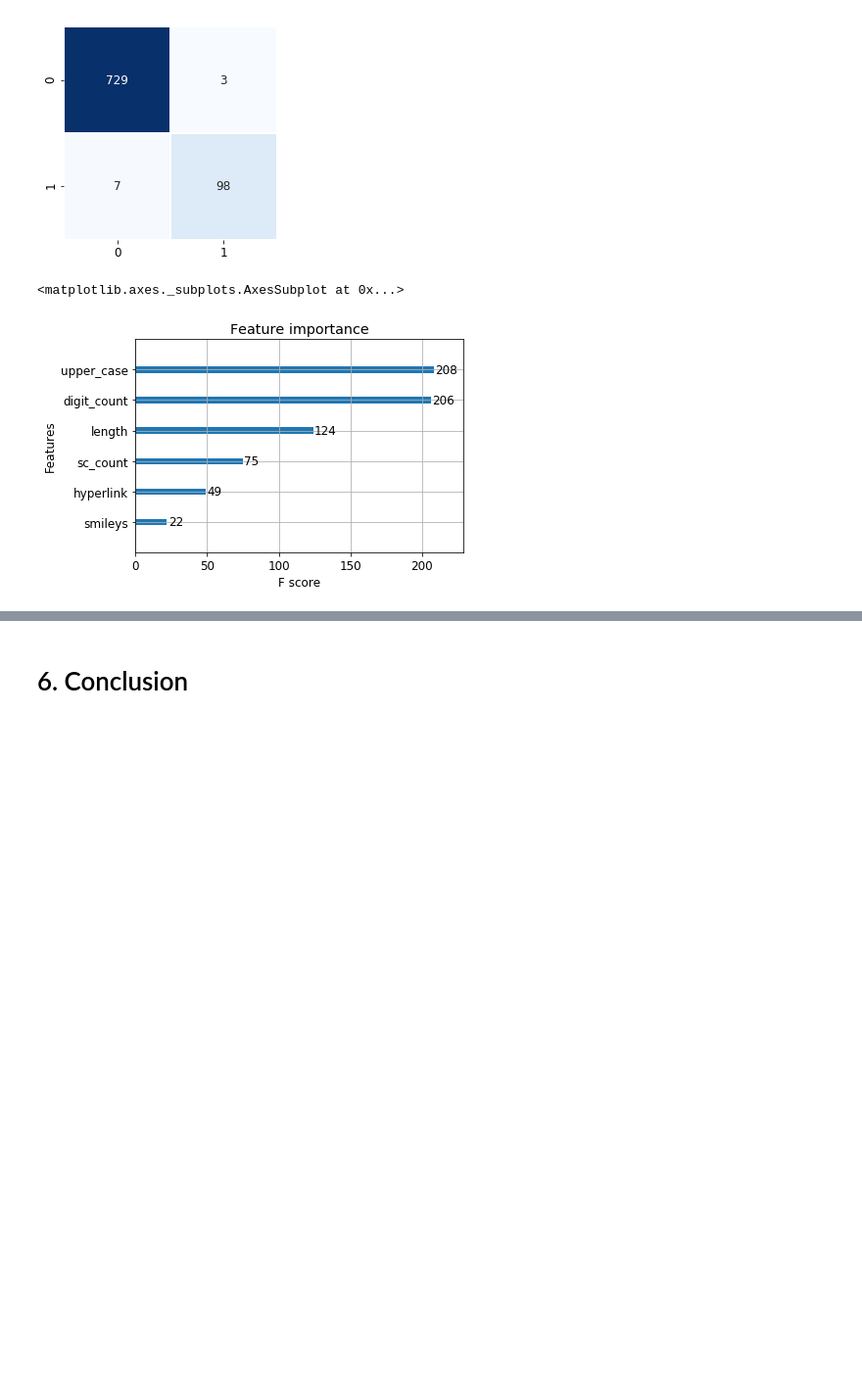
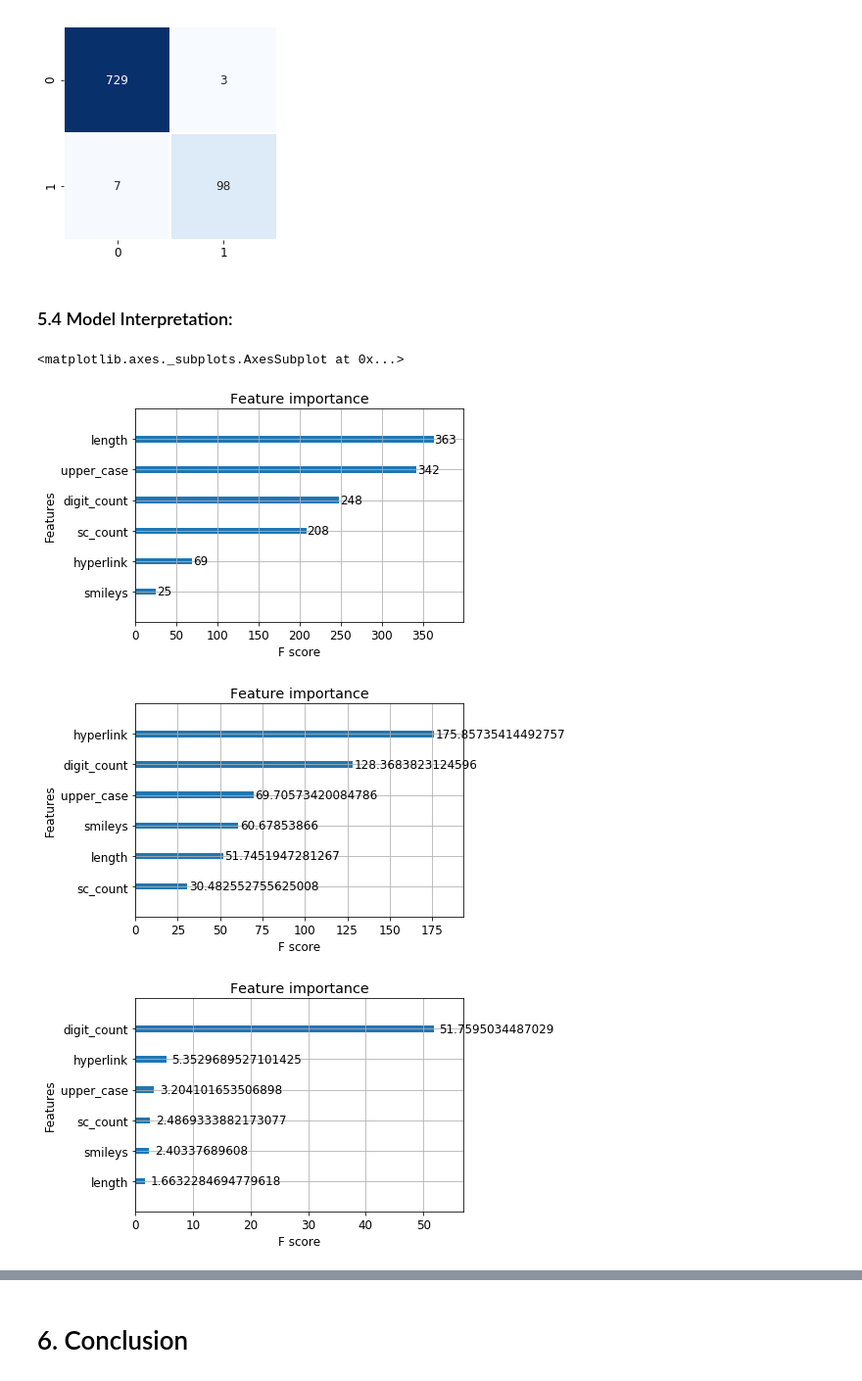
Before and after one commit to rickschneider95/Sms_Spam_Detection, a Jupyter notebook: Final/SMS_SPAM_FINAL_NOTEBOOK.ipynb, the cells around one changed output, grey strips where cells are left out. Shown at 98% size. Drawn from its saved outputs; the diff is of its cells as text; code cells hidden in the pictures; blank space fills up the shorter version.

```diff
--- a/Final/SMS_SPAM_FINAL_NOTEBOOK.ipynb
+++ b/Final/SMS_SPAM_FINAL_NOTEBOOK.ipynb
@@ -1113,8 +1166,12 @@ xg_reg = xgb.XGBRegressor(max_depth=5,
                           min_child_weight = 2,
                           subsamples = 0.9,
                           objective = "binary:logistic",
-                          num_boost_round=40
+                          num_boost_round=106
                          )
 #make prediction:
 xg_reg.fit(X_train,y_train)
+
+xg_reg.save_model("xg_reg")
+import joblib
+joblib.dump(xg_reg,"xg_reg2.bin")
 # %% [output]
@@ -1202,9 +1204,15 @@ sns.heatmap(cm,annot=True,cbar=False,square=True,cmap='Blues',fmt='g',linewidths
 # %% [output]
 <matplotlib.axes._subplots.AxesSubplot at 0x...>
 [figure]
+# %% [markdown]
+### 5.4 Model Interpretation:
 # %%
 # plot feature importance
-xgb.plot_importance(xg_reg)
+xgb.plot_importance(xg_reg,importance_type="weight")
+xgb.plot_importance(xg_reg,importance_type="cover")
+xgb.plot_importance(xg_reg,importance_type="gain")
 # %% [output]
 <matplotlib.axes._subplots.AxesSubplot at 0x...>
-[figure, old version]
+[figure, new version]
+[figure, added]
+[figure, added]
```
Also changed, not shown: parts of 33 cells of this notebook, 6 other files.
